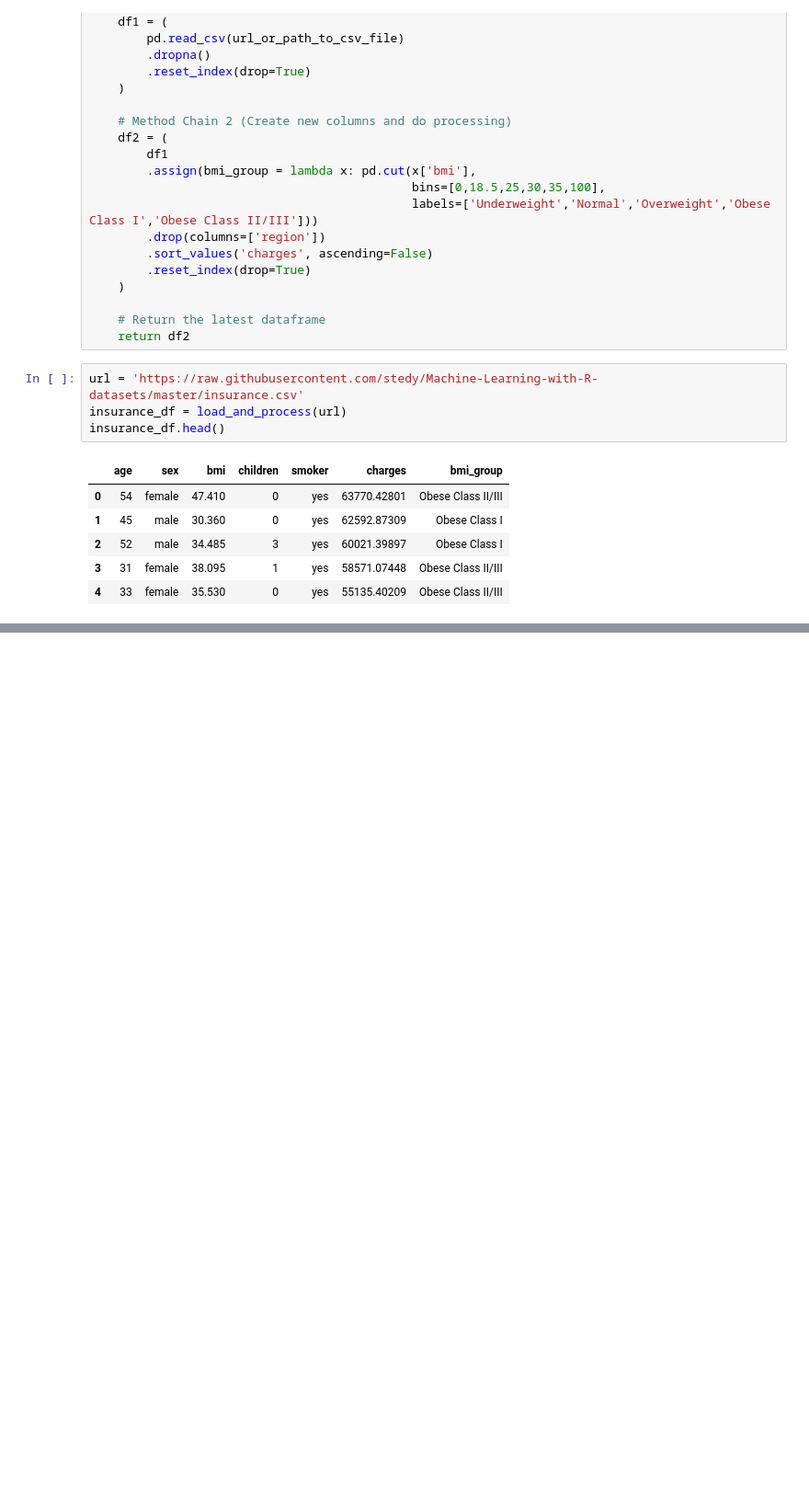
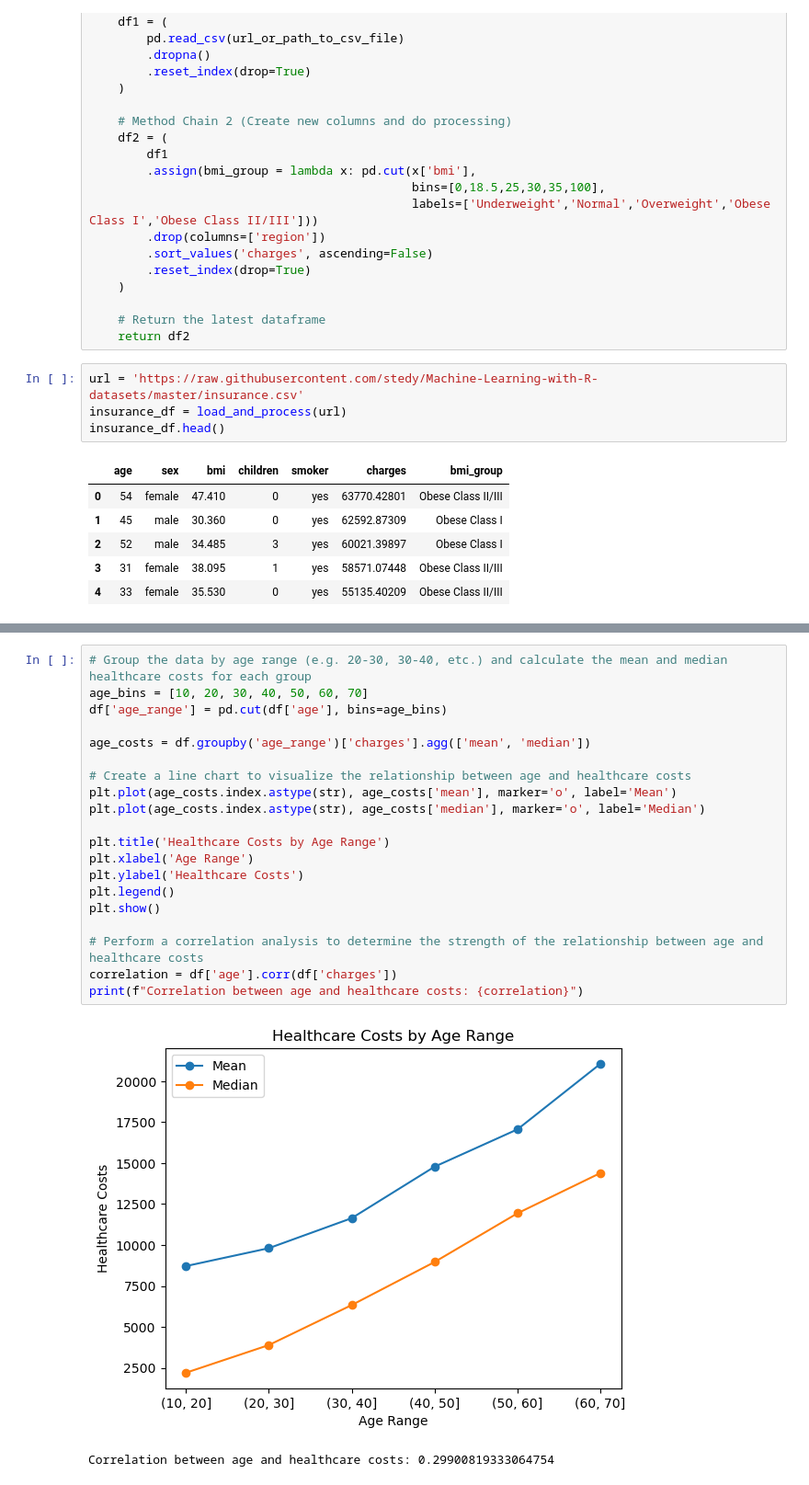
Before and after one commit to ubco-W2022T2-data301/project-group-group25, a Jupyter notebook: analysis/analysis1.ipynb, the cells around one changed output, grey strips where cells are left out. Shown at 92% size. Drawn from its saved outputs; the diff is of its cells as text; blank space fills up the shorter version.

```diff
--- a/analysis/analysis1.ipynb
+++ b/analysis/analysis1.ipynb
@@ -266,0 +367,23 @@ ImportError: attempted relative import with no known parent package
+# %%
+# Group the data by age range (e.g. 20-30, 30-40, etc.) and calculate the mean and median healthcare costs for each group
+age_bins = [10, 20, 30, 40, 50, 60, 70]
+df['age_range'] = pd.cut(df['age'], bins=age_bins)
+
+age_costs = df.groupby('age_range')['charges'].agg(['mean', 'median'])
+
+# Create a line chart to visualize the relationship between age and healthcare costs
+plt.plot(age_costs.index.astype(str), age_costs['mean'], marker='o', label='Mean')
+plt.plot(age_costs.index.astype(str), age_costs['median'], marker='o', label='Median')
+
+plt.title('Healthcare Costs by Age Range')
+plt.xlabel('Age Range')
+plt.ylabel('Healthcare Costs')
+plt.legend()
+plt.show()
+
+# Perform a correlation analysis to determine the strength of the relationship between age and healthcare costs
+correlation = df['age'].corr(df['charges'])
+print(f"Correlation between age and healthcare costs: {correlation}")
+# %% [output]
+[figure, added]
+Correlation between age and healthcare costs: 0.29900819333064754
```
Also changed, not shown: parts of 13 cells of this notebook.
